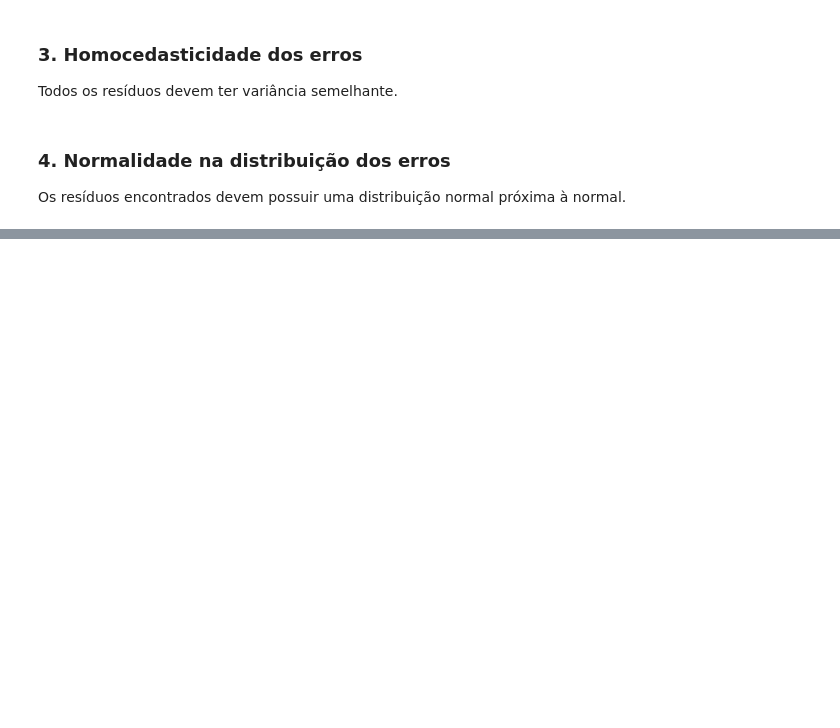
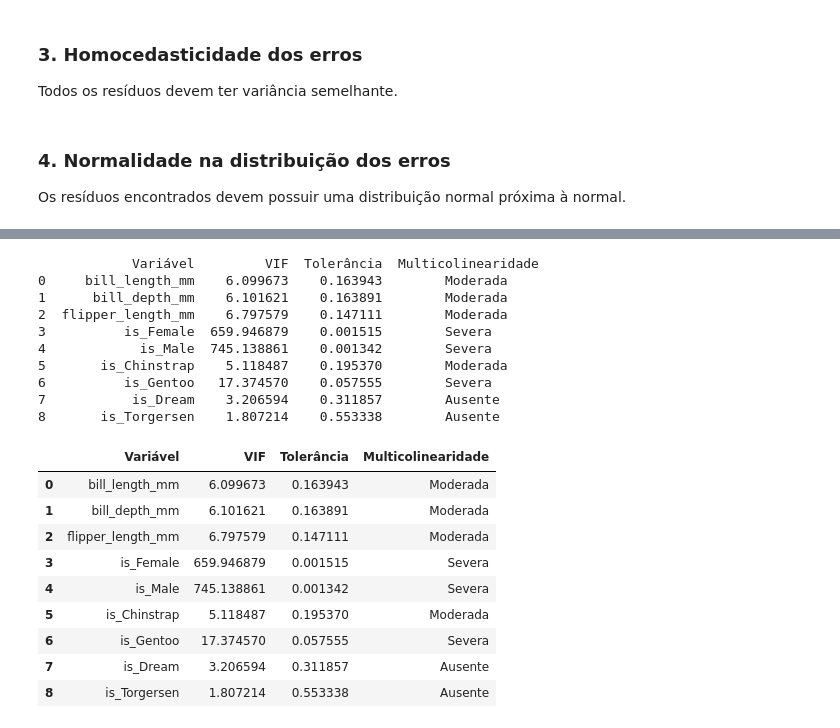
Before and after one commit to cfreis/machine_learning, a Jupyter notebook: colabs/reg_lin_multipla.ipynb, the cells around one changed output, grey strips where cells are left out. Drawn from its saved outputs; the diff is of its cells as text; code cells hidden in the pictures; blank space fills up the shorter version.

```diff
--- a/colabs/reg_lin_multipla.ipynb
+++ b/colabs/reg_lin_multipla.ipynb
@@ -177,0 +536,23 @@ Sem multicolinearidade
+# %%
+rt.VIF_test(pinguin_dummies)
+# %% [output]
+            Variável         VIF  Tolerância  Multicolinearidade
+0     bill_length_mm    6.099673    0.163943        Moderada
+1      bill_depth_mm    6.101621    0.163891        Moderada
+2  flipper_length_mm    6.797579    0.147111        Moderada
+3          is_Female  659.946879    0.001515        Severa
+4            is_Male  745.138861    0.001342        Severa
+5       is_Chinstrap    5.118487    0.195370        Moderada
+6          is_Gentoo   17.374570    0.057555        Severa
+7           is_Dream    3.206594    0.311857        Ausente
+8       is_Torgersen    1.807214    0.553338        Ausente
+|  | Variável | VIF | Tolerância | Multicolinearidade |
+| 0 | bill_length_mm | 6.099673 | 0.163943 | Moderada |
+| 1 | bill_depth_mm | 6.101621 | 0.163891 | Moderada |
+| 2 | flipper_length_mm | 6.797579 | 0.147111 | Moderada |
+| 3 | is_Female | 659.946879 | 0.001515 | Severa |
+| 4 | is_Male | 745.138861 | 0.001342 | Severa |
+| 5 | is_Chinstrap | 5.118487 | 0.195370 | Moderada |
+| 6 | is_Gentoo | 17.374570 | 0.057555 | Severa |
+| 7 | is_Dream | 3.206594 | 0.311857 | Ausente |
+| 8 | is_Torgersen | 1.807214 | 0.553338 | Ausente |
```
Also changed, not shown: parts of 30 cells of this notebook.
